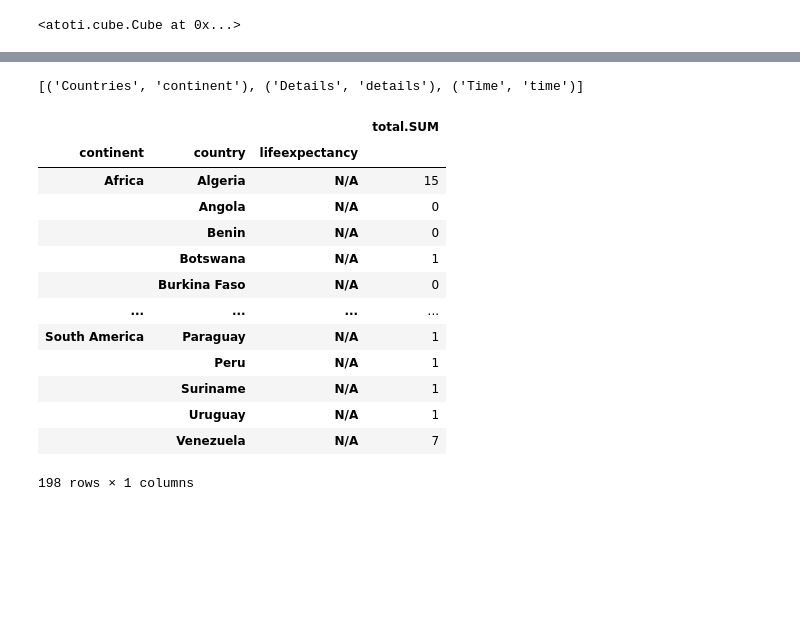
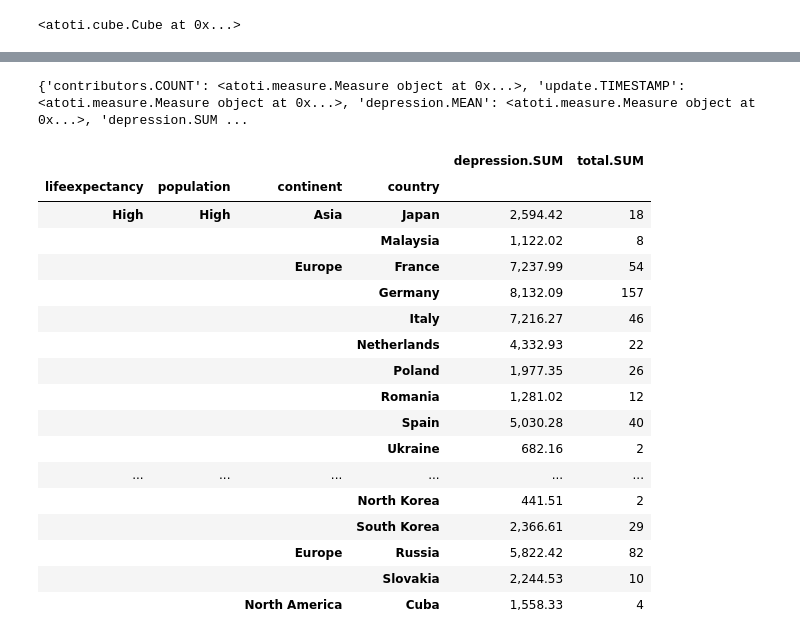
Before and after one commit to nadunvindy/Data-Warehousing-Project-1, a Jupyter notebook: Project1 Cube Creation.ipynb, the cells around one changed output, grey strips where cells are left out. Drawn from its saved outputs; the diff is of its cells as text; code cells hidden in the pictures; blank space fills up the shorter version.

Commit message:
Add final project code for ETL and sube creation

````diff
--- a/Project1 Cube Creation.ipynb
+++ b/Project1 Cube Creation.ipynb
@@ -32,7 +32,7 @@ jdbc_url
 # %%
-facttest = session.read_sql(
+fact_olympic = session.read_sql(       #Get main fact table
     "SELECT * FROM factolympic",
     keys=["year","country"],
-    table_name="factTable",
+    table_name="Olympic",
     url=jdbc_url,
 )
@@ -119,6 +99,6 @@ erDiagram
 ```
 # %%
-testcube = session.create_cube(facttest)
+testcube = session.create_cube(fact_olympic)  #Cube creation
 # %%
 testcube
 # %% [output]
@@ -146,21 +130,25 @@ del hierarchies["Life","gdpcap"]
 # %%
-list(testcube.hierarchies)
+measures
 # %% [output]
-[('Countries', 'continent'), ('Details', 'details'), ('Time', 'time')]
+{'contributors.COUNT': <atoti.measure.Measure object at 0x...>, 'update.TIMESTAMP': <atoti.measure.Measure object at 0x...>, 'depression.MEAN': <atoti.measure.Measure object at 0x...>, 'depression.SUM ...
 # %%
-testcube.query(measures["total.SUM"], levels=[levels[('Countries', 'continent', 'country')],levels["Details","details","lifeexpectancy"]])
+testcube.query(measures["depression.SUM"],measures["total.SUM"], levels=[levels['Lifexpectancy', 'lifeexpectancy', 'population'],levels[('Countries', 'continent', 'country')]])
 # %% [output]
-|  |  |  | total.SUM |
-| continent | country | lifeexpectancy |  |
-| Africa | Algeria | N/A | 15 |
-|  | Angola | N/A | 0 |
-|  | Benin | N/A | 0 |
-|  | Botswana | N/A | 1 |
-|  | Burkina Faso | N/A | 0 |
-| ... | ... | ... | ... |
-| South America | Paraguay | N/A | 1 |
-|  | Peru | N/A | 1 |
-|  | Suriname | N/A | 1 |
-|  | Uruguay | N/A | 1 |
-|  | Venezuela | N/A | 7 |
+|  |  |  |  | depression.SUM | total.SUM |
+| lifeexpectancy | population | continent | country |  |  |
+| High | High | Asia | Japan | 2,594.42 | 18 |
+|  |  |  | Malaysia | 1,122.02 | 8 |
+|  |  | Europe | France | 7,237.99 | 54 |
+|  |  |  | Germany | 8,132.09 | 157 |
+|  |  |  | Italy | 7,216.27 | 46 |
+|  |  |  | Netherlands | 4,332.93 | 22 |
+|  |  |  | Poland | 1,977.35 | 26 |
+|  |  |  | Romania | 1,281.02 | 12 |
+|  |  |  | Spain | 5,030.28 | 40 |
+|  |  |  | Ukraine | 682.16 | 2 |
+| ... | ... | ... | ... | ... | ... |
+|  |  |  | North Korea | 441.51 | 2 |
+|  |  |  | South Korea | 2,366.61 | 29 |
+|  |  | Europe | Russia | 5,822.42 | 82 |
+|  |  |  | Slovakia | 2,244.53 | 10 |
+|  |  | North America | Cuba | 1,558.33 | 4 |
-198 rows × 1 columns
````
Also changed, not shown: parts of 19 cells of this notebook, 2 other files.
